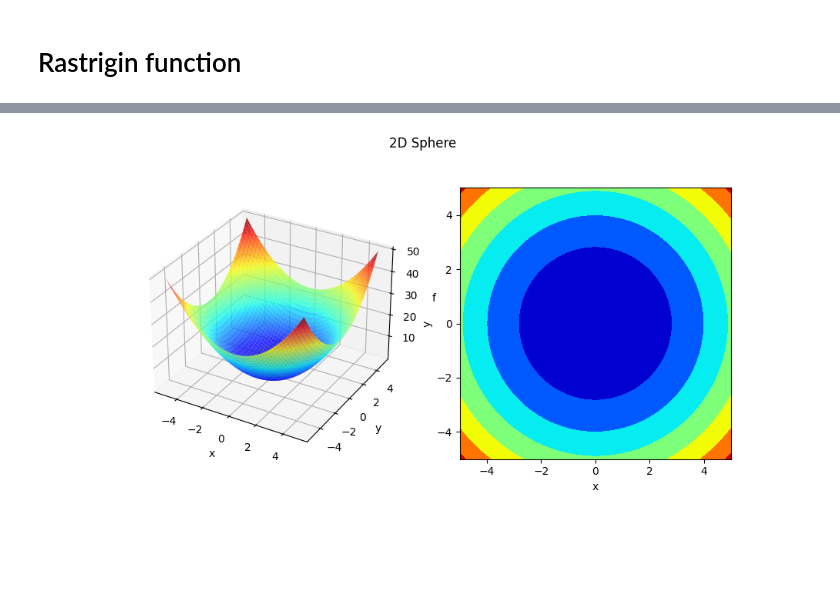
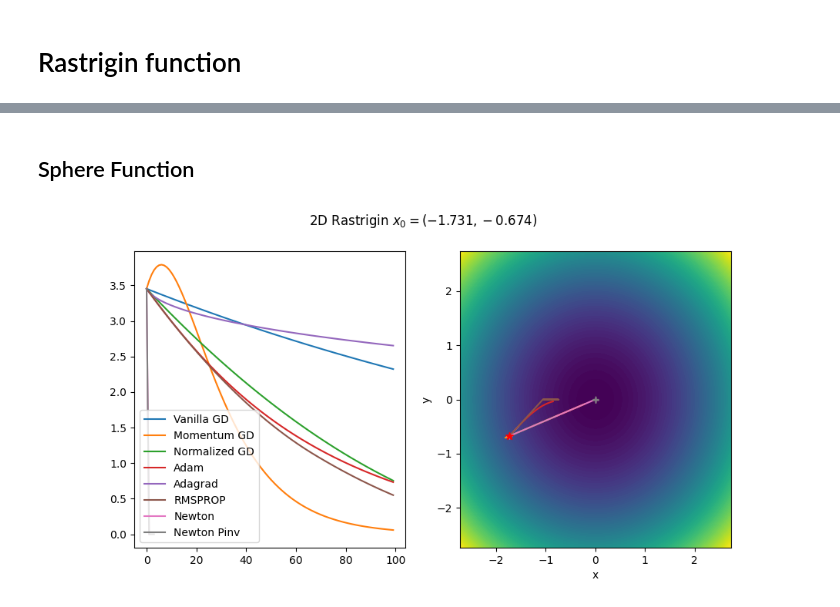
Before and after one commit to Fahazavana/Optimization, a Jupyter notebook: examples.ipynb, the cells around one changed output, grey strips where cells are left out. Saved outputs shown, nothing was run; the diff lists cells and outputs as text; code cells hidden in the pictures; blank space fills up the shorter version.

Commit message:
momentun, sphere

```diff
--- a/examples.ipynb
+++ b/examples.ipynb
@@ -135,20 +120,57 @@ Z = sphere_function(np.c_[X.ravel(), Y.ravel()]).reshape(X.shape)
-# %%
-plt.close()
-fig = plt.figure(figsize=(10,5))
-ax1 = fig.add_subplot(121, projection='3d')
-ax1.plot_surface(X, Y, Z, cmap='jet', alpha=0.8)
-ax1.set_xlabel('x'); ax1.set_ylabel('y')
-ax1.set_zlabel('f')
-
-# Plot the contour
-ax2 = fig.add_subplot(122)
-ax2.contourf(X, Y, Z, cmap='jet')
-ax2.set_xlabel('x')
-ax2.set_ylabel('y')
-
-# ax1.set_aspect('equal')
-ax2.set_aspect('equal')
-plt.suptitle('2D Sphere')
-plt.show()
-# %% [output]
-[figure, removed]
+# %% [markdown]
+## Sphere Function
+# %%
+def sphere(x):
+    return np.sum(x**2, axis=-1)
+
+spheregrad = grad(sphere)
+spherehess = hessian(sphere)
+# %%
+x0 = 2*np.random.normal(0, 1, size=2)
+it = 100
+hist1_grad = gd(sphere, spheregrad, x0.copy() , it, 0.001)
+hist1_mom = momentum(sphere, spheregrad, x0.copy() , it, 0.01)
+hist1_ngrad = ngd(sphere, spheregrad, x0.copy() , it, 0.01)
+hist1_adam = adam(sphere, spheregrad, x0.copy(), it, 0.01)
+hist1_adagrad = adagrad(sphere, spheregrad, x0.copy(), it, 0.01)
+hist1_rmsprop = rmsprop(sphere, spheregrad, x0.copy(), it, 0.01)
+hist1_newt = newton(sphere, spheregrad, spherehess, x0.copy(), it//2)
+hist1_newtpinv = newtonpinv(sphere, spheregrad, spherehess, x0.copy(), it//2)
+# %%
+plt.close()
+maxi = max(jnp.abs(x0)) + 1
+xx = np.linspace(-maxi, maxi, 1000)
+yy = np.linspace(-maxi, maxi, 1000)
+X, Y = np.meshgrid(xx, yy)
+Z = sphere(np.c_[X.ravel(), Y.ravel()]).reshape(X.shape)
+
+fig = plt.figure(figsize=(10,5))
+ax1 = fig.add_subplot(121)
+ax1.plot(hist1_grad['loss'], '-', label="Vanilla GD")
+ax1.plot(hist1_mom['loss'], '-', label="Momentum GD")
+ax1.plot(hist1_ngrad['loss'], '-', label="Normalized GD")
+ax1.plot(hist1_adam['loss'], '-', label="Adam")
+ax1.plot(hist1_adagrad['loss'], '-', label="Adagrad")
+ax1.plot(hist1_rmsprop['loss'], '-', label="RMSPROP")
+ax1.plot(hist1_newt['loss'], '-', label="Newton")
+ax1.plot(hist1_newtpinv['loss'], '-', label="Newton Pinv")
+ax1.legend()
+
+ax2 = fig.add_subplot(122)
+ax2.contourf(X, Y, Z, levels=100)
+ax2.plot(hist1_grad['weights'][:,0], hist1_grad['weights'][:,1], '-', label="Vanilla GD")
+ax2.plot(hist1_mom['weights'][:,0], hist1_mom['weights'][:,1], '-', label="Momentum GD")
+ax2.plot(hist1_ngrad['weights'][:,0], hist1_ngrad['weights'][:,1], '-', label="Normalized GD")
+ax2.plot(hist1_adam['weights'][:,0], hist1_adam['weights'][:,1], '-', label="Adam")
+ax2.plot(hist1_adagrad['weights'][:,0], hist1_adagrad['weights'][:,1], '-', label="Adagrad")
+ax2.plot(hist1_rmsprop['weights'][:,0], hist1_rmsprop['weights'][:,1], '-', label="RMSPROP")
+ax2.plot(hist1_newt['weights'][:,0], hist1_newt['weights'][:,1], '+-', label="Newton")
+ax2.plot(hist1_newtpinv['weights'][:,0], hist1_newtpinv['weights'][:,1], '+-',  label="Newton Pinv")
+plt.scatter(x0[0], x0[1], marker='*', color='red', s=50, label='$x_0$', zorder=5)
+ax2.set_xlabel('x')
+ax2.set_ylabel('y')
+# ax2.legend()
+plt.suptitle(f'2D Rastrigin $x_0 = ({x0[0]:.3f}, {x0[1]:.3f})$')
+plt.show()
+# %% [output]
+[figure, added]
```
Also changed, not shown: parts of 8 cells of this notebook, 8 other files.
